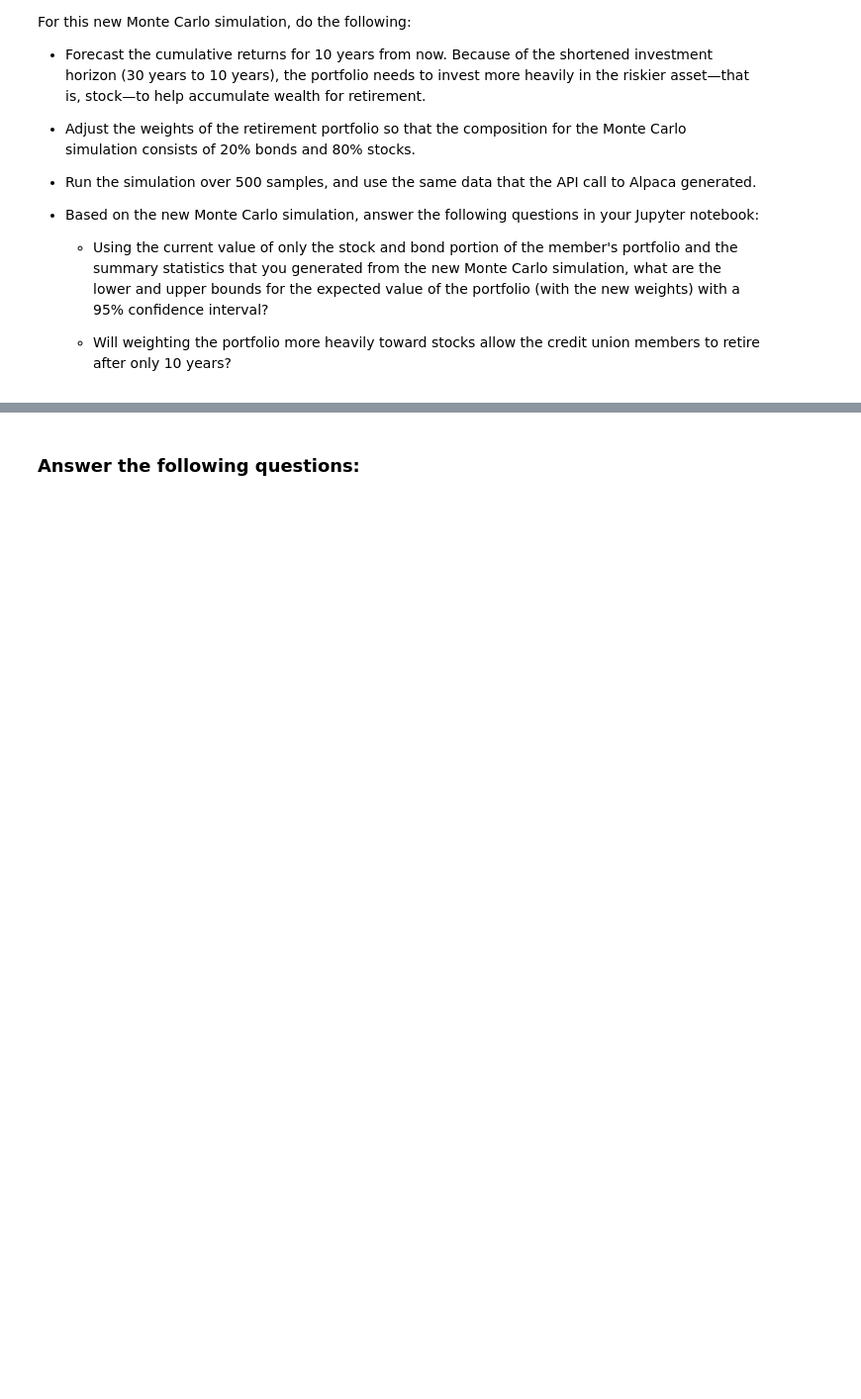
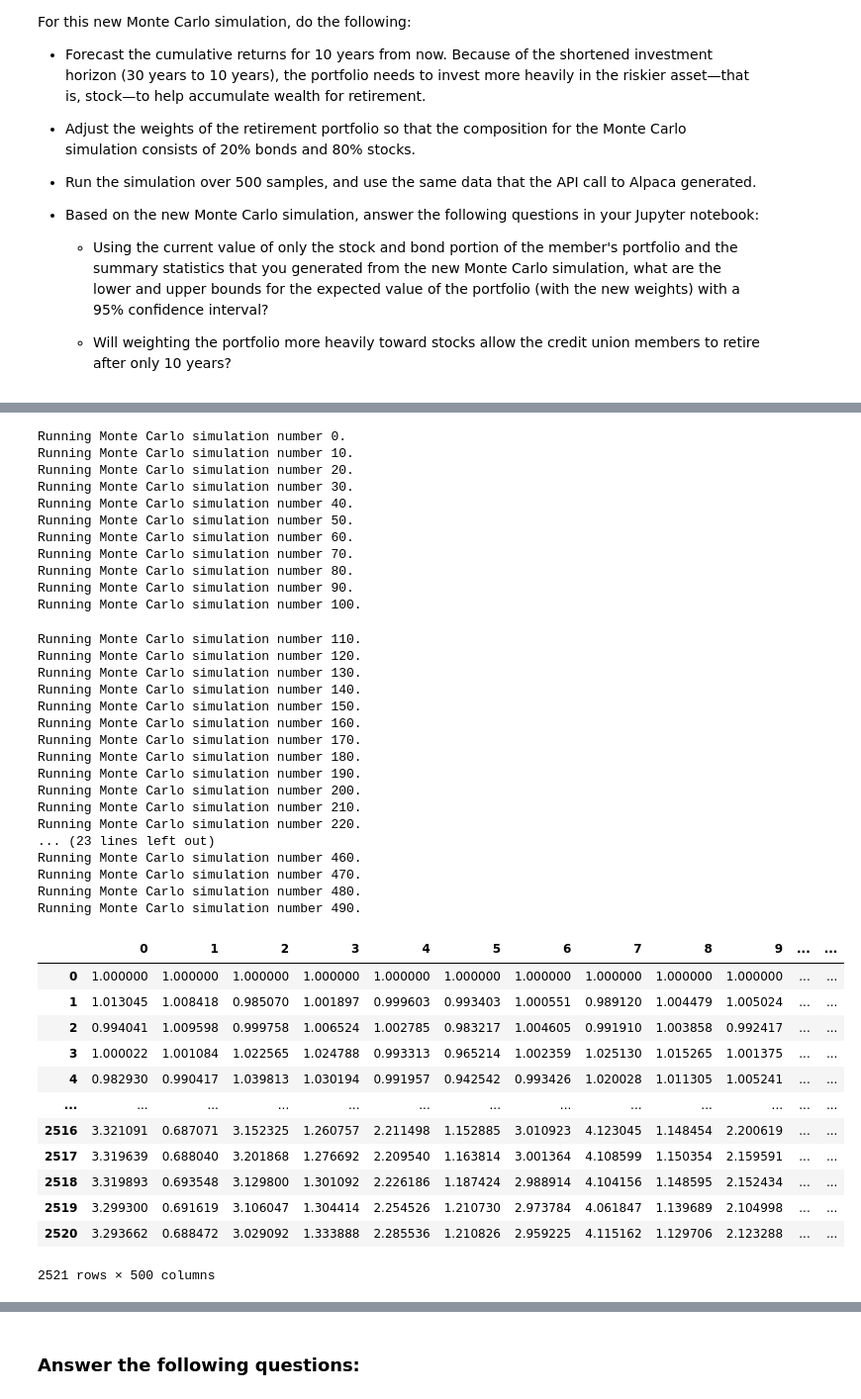
Before and after one commit to dinesh-m/financial_planner, a Jupyter notebook: financial_planning_tools.ipynb, the cells around one changed output, grey strips where cells are left out. Shown at 99% size. Cells and saved outputs as stored; diff of their text form; code cells hidden in the pictures; blank space fills up the shorter version.

Commit message:
Monte Carlo summary statistics calculated

```diff
--- a/financial_planning_tools.ipynb
+++ b/financial_planning_tools.ipynb
@@ -747,6 +764,48 @@ For this new Monte Carlo simulation, do the following:
 # %%
 # Run the Monte Carlo simulation to forecast 10 years cumulative returns
-# YOUR CODE HERE
+mc_two_eight_3yr_10yr_weight.calc_cumulative_return()
+# %% [output]
+Running Monte Carlo simulation number 0.
+Running Monte Carlo simulation number 10.
+Running Monte Carlo simulation number 20.
+Running Monte Carlo simulation number 30.
+Running Monte Carlo simulation number 40.
+Running Monte Carlo simulation number 50.
+Running Monte Carlo simulation number 60.
+Running Monte Carlo simulation number 70.
+Running Monte Carlo simulation number 80.
+Running Monte Carlo simulation number 90.
+Running Monte Carlo simulation number 100.
+Running Monte Carlo simulation number 110.
+Running Monte Carlo simulation number 120.
+Running Monte Carlo simulation number 130.
+Running Monte Carlo simulation number 140.
+Running Monte Carlo simulation number 150.
+Running Monte Carlo simulation number 160.
+Running Monte Carlo simulation number 170.
+Running Monte Carlo simulation number 180.
+Running Monte Carlo simulation number 190.
+Running Monte Carlo simulation number 200.
+Running Monte Carlo simulation number 210.
+Running Monte Carlo simulation number 220.
+... (23 lines left out)
+Running Monte Carlo simulation number 460.
+Running Monte Carlo simulation number 470.
+Running Monte Carlo simulation number 480.
+Running Monte Carlo simulation number 490.
+|  | 0 | 1 | 2 | 3 | 4 | 5 | 6 | 7 | 8 | 9 | ... | ... |
+| 0 | 1.000000 | 1.000000 | 1.000000 | 1.000000 | 1.000000 | 1.000000 | 1.000000 | 1.000000 | 1.000000 | 1.000000 | ... | ... |
+| 1 | 1.013045 | 1.008418 | 0.985070 | 1.001897 | 0.999603 | 0.993403 | 1.000551 | 0.989120 | 1.004479 | 1.005024 | ... | ... |
+| 2 | 0.994041 | 1.009598 | 0.999758 | 1.006524 | 1.002785 | 0.983217 | 1.004605 | 0.991910 | 1.003858 | 0.992417 | ... | ... |
+| 3 | 1.000022 | 1.001084 | 1.022565 | 1.024788 | 0.993313 | 0.965214 | 1.002359 | 1.025130 | 1.015265 | 1.001375 | ... | ... |
+| 4 | 0.982930 | 0.990417 | 1.039813 | 1.030194 | 0.991957 | 0.942542 | 0.993426 | 1.020028 | 1.011305 | 1.005241 | ... | ... |
+| ... | ... | ... | ... | ... | ... | ... | ... | ... | ... | ... | ... | ... |
+| 2516 | 3.321091 | 0.687071 | 3.152325 | 1.260757 | 2.211498 | 1.152885 | 3.010923 | 4.123045 | 1.148454 | 2.200619 | ... | ... |
+| 2517 | 3.319639 | 0.688040 | 3.201868 | 1.276692 | 2.209540 | 1.163814 | 3.001364 | 4.108599 | 1.150354 | 2.159591 | ... | ... |
+| 2518 | 3.319893 | 0.693548 | 3.129800 | 1.301092 | 2.226186 | 1.187424 | 2.988914 | 4.104156 | 1.148595 | 2.152434 | ... | ... |
+| 2519 | 3.299300 | 0.691619 | 3.106047 | 1.304414 | 2.254526 | 1.210730 | 2.973784 | 4.061847 | 1.139689 | 2.104998 | ... | ... |
+| 2520 | 3.293662 | 0.688472 | 3.029092 | 1.333888 | 2.285536 | 1.210826 | 2.959225 | 4.115162 | 1.129706 | 2.123288 | ... | ... |
+2521 rows × 500 columns
 # %%
 # Visualize the 10-year Monte Carlo simulation by creating an
 # overlay line plot
```
Also changed, not shown: parts of 5 cells of this notebook.
